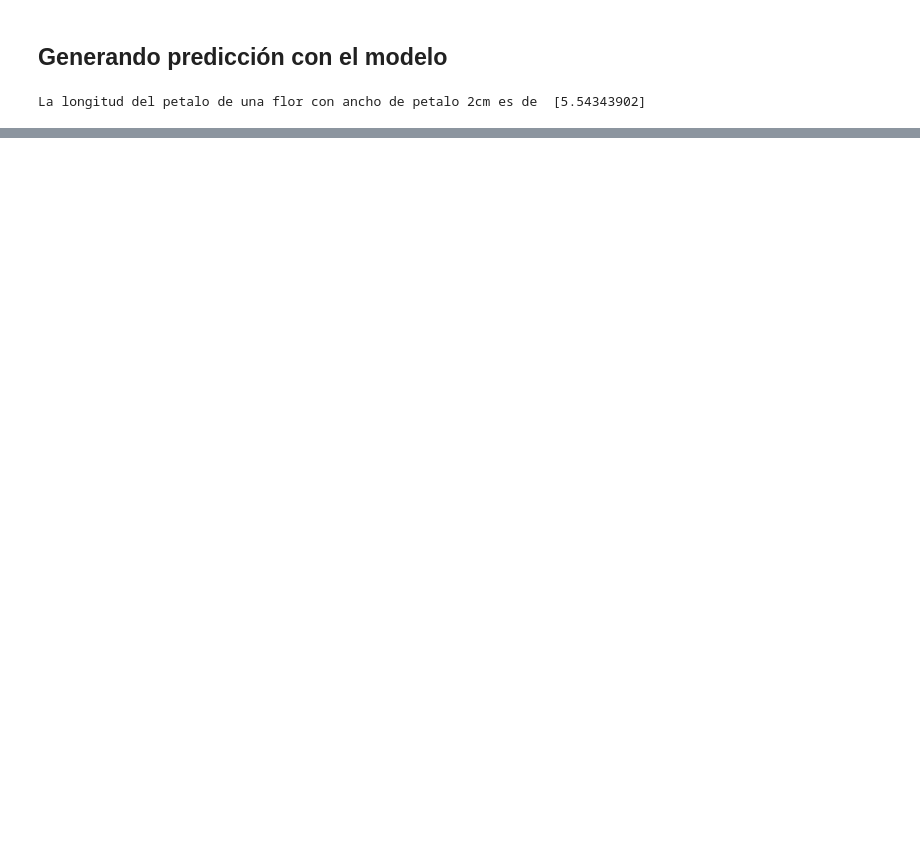
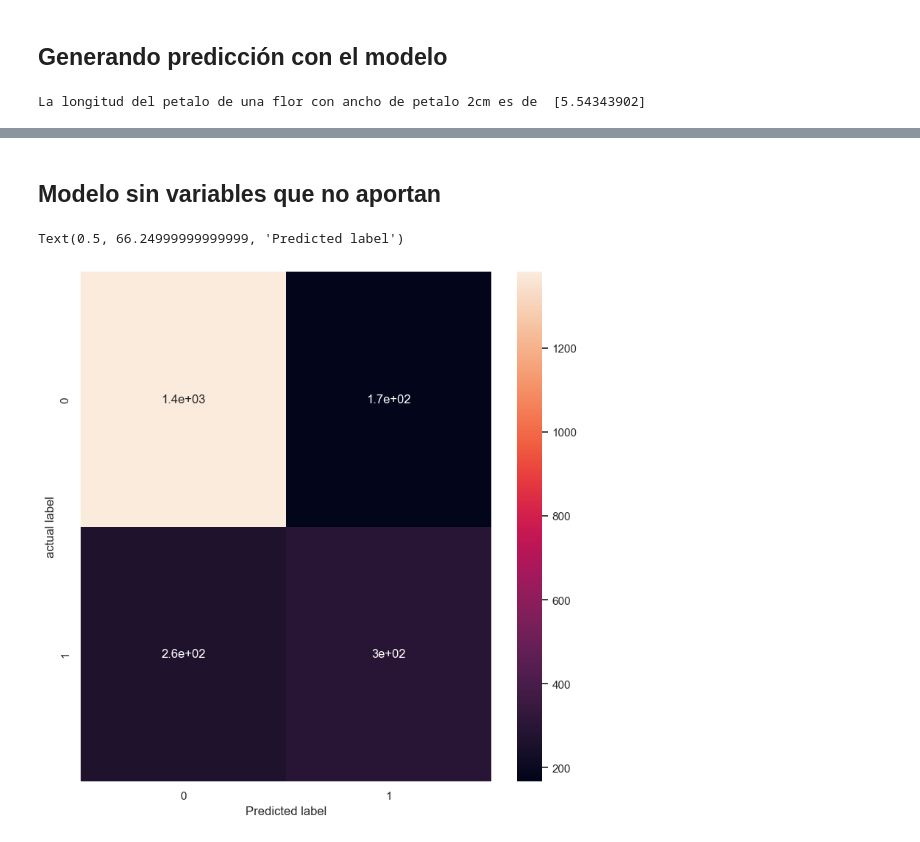
Before and after one commit to KevinrealG/notebooks, a Jupyter notebook: modelos/05a_regresion_logistica.ipynb, the cells around one changed output, grey strips where cells are left out. Saved outputs shown, nothing was run; the diff lists cells and outputs as text; code cells hidden in the pictures; blank space fills up the shorter version.

```diff
--- a/modelos/05a_regresion_logistica.ipynb
+++ b/modelos/05a_regresion_logistica.ipynb
@@ -280,0 +306,27 @@ Created in <span style='font-weight:600;margin-left:4px;'>Deepnote</span></a>
+# %% [markdown]
+## Modelo sin variables que no aportan
+# %%
+#eliminar variables con baja coeficiente en el modelo entrenado
+columns_to_drop = weights[weights.abs() < 0.1].index
+
+X = df_prepocessing_scaled.drop(columns = ['Churn'] + list(columns_to_drop), axis=1)
+y = df_prepocessing_scaled['Churn']
+
+x_train, x_test, y_train, y_test = train_test_split(X, y, test_size=0.3, random_state=42)
+
+logistic = LogisticRegression()
+logistic.fit(x_train,y_train)
+
+predictions = logistic.predict(x_test)
+cm = confusion_matrix(y_test,predictions,labels=logistic.classes_)
+
+accuracy = accuracy_score(y_test, predictions)
+accuracy
+
+plt.figure(figsize=(9,9))
+sns.heatmap(cm, annot=True)
+plt.ylabel('actual label')
+plt.xlabel('Predicted label')
+# %% [output]
+Text(0.5, 66.24999999999999, 'Predicted label')
+[figure, added]
```
Also changed, not shown: parts of 16 cells of this notebook, 2 other files.
